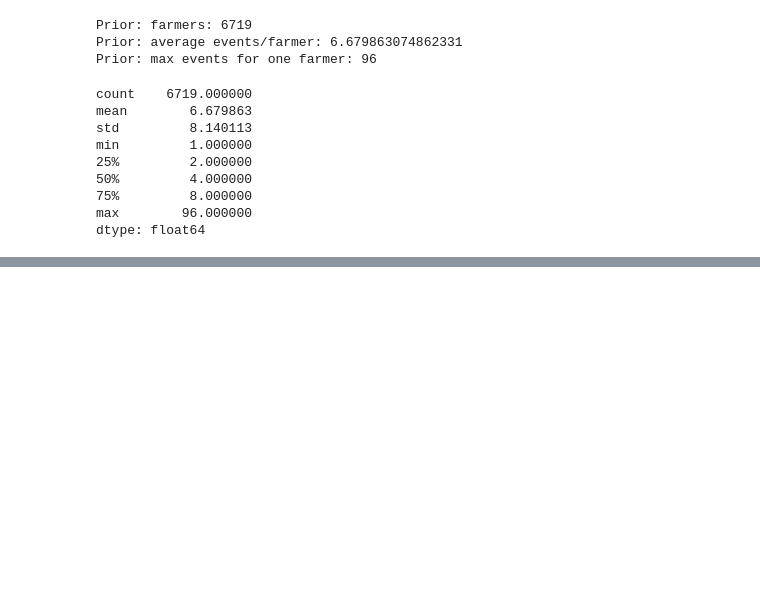
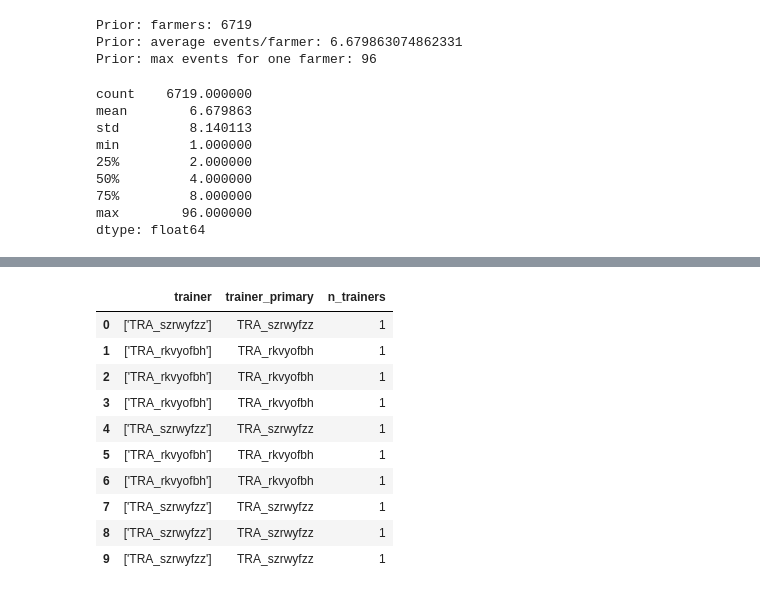
Before and after one commit to theerealhenry/DigiCow-ML-Project, a Jupyter notebook: Project DigiCow.ipynb, the cells around one changed output, grey strips where cells are left out. Cells and saved outputs as stored; diff of their text form; code cells hidden in the pictures; blank space fills up the shorter version.

```diff
--- a/Project DigiCow.ipynb
+++ b/Project DigiCow.ipynb
@@ -179,0 +343,37 @@ dtype: float64
+# %%
+# Apply parser to Train/Test/Prior
+
+def add_trainer_features(df):
+    trainer_lists = []
+    trainer_primary = []
+    n_trainers = []
+
+    for x in df["trainer"]:
+        t_list, t_primary, n_t = parse_trainer(x)
+        trainer_lists.append(t_list)
+        trainer_primary.append(t_primary)
+        n_trainers.append(n_t)
+
+    df = df.copy()
+    df["trainer_list"] = trainer_lists
+    df["trainer_primary"] = trainer_primary
+    df["n_trainers"] = n_trainers
+    return df
+
+train = add_trainer_features(train)
+test = add_trainer_features(test)
+prior = add_trainer_features(prior)
+
+train[['trainer', 'trainer_primary', 'n_trainers']].head(10)
+# %% [output]
+|  | trainer | trainer_primary | n_trainers |
+| 0 | ['TRA_szrwyfzz'] | TRA_szrwyfzz | 1 |
+| 1 | ['TRA_rkvyofbh'] | TRA_rkvyofbh | 1 |
+| 2 | ['TRA_rkvyofbh'] | TRA_rkvyofbh | 1 |
+| 3 | ['TRA_rkvyofbh'] | TRA_rkvyofbh | 1 |
+| 4 | ['TRA_szrwyfzz'] | TRA_szrwyfzz | 1 |
+| 5 | ['TRA_rkvyofbh'] | TRA_rkvyofbh | 1 |
+| 6 | ['TRA_rkvyofbh'] | TRA_rkvyofbh | 1 |
+| 7 | ['TRA_szrwyfzz'] | TRA_szrwyfzz | 1 |
+| 8 | ['TRA_szrwyfzz'] | TRA_szrwyfzz | 1 |
+| 9 | ['TRA_szrwyfzz'] | TRA_szrwyfzz | 1 |
```
Also changed, not shown: parts of 15 cells of this notebook.
